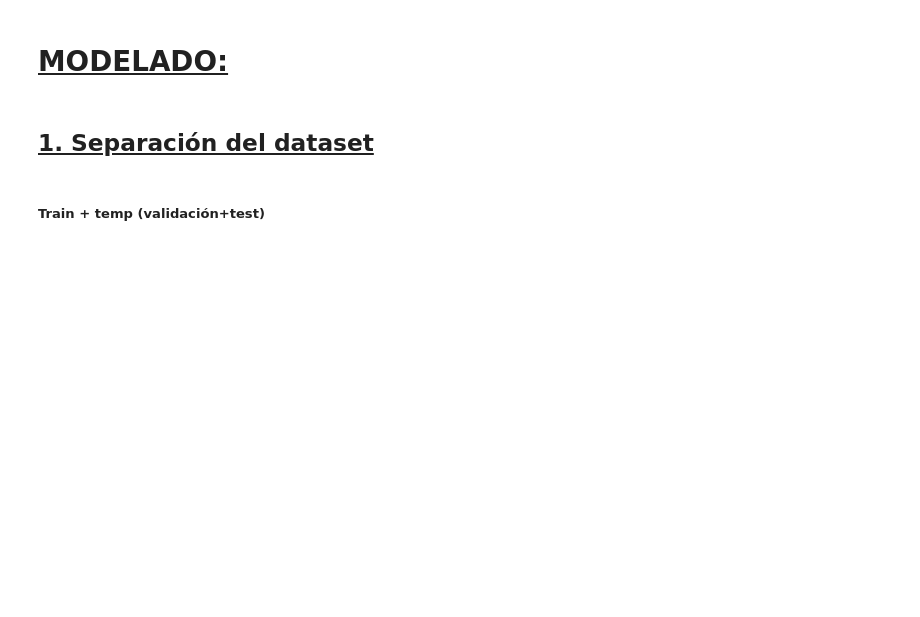
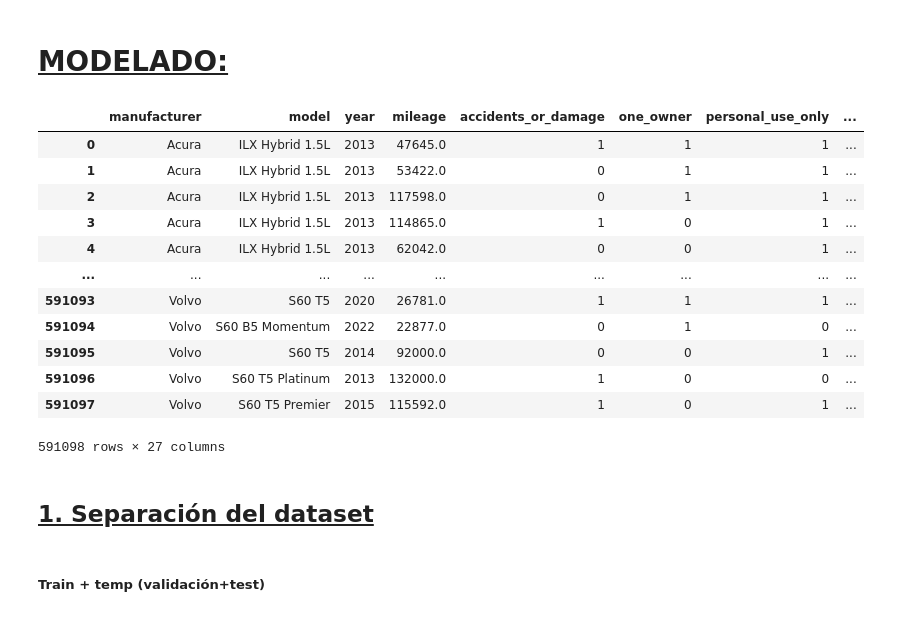
Before and after one commit to krodgall/Machine_Learning_project, a Jupyter notebook: notebooks/06_modelado.ipynb, the cells around one changed output. Saved outputs shown, nothing was run; the diff lists cells and outputs as text; code cells hidden in the pictures; blank space fills up the shorter version.

```diff
--- a/notebooks/06_modelado.ipynb
+++ b/notebooks/06_modelado.ipynb
@@ -15,6 +15,22 @@ from sklearn.linear_model import LinearRegression
 from sklearn.metrics import mean_absolute_error, mean_squared_error
 # %%
 df = pd.read_csv('../data/processed/model_cars.csv')
+# %%
+df
+# %% [output]
+|  | manufacturer | model | year | mileage | accidents_or_damage | one_owner | personal_use_only | ... |
+| 0 | Acura | ILX Hybrid 1.5L | 2013 | 47645.0 | 1 | 1 | 1 | ... |
+| 1 | Acura | ILX Hybrid 1.5L | 2013 | 53422.0 | 0 | 1 | 1 | ... |
+| 2 | Acura | ILX Hybrid 1.5L | 2013 | 117598.0 | 0 | 1 | 1 | ... |
+| 3 | Acura | ILX Hybrid 1.5L | 2013 | 114865.0 | 1 | 0 | 1 | ... |
+| 4 | Acura | ILX Hybrid 1.5L | 2013 | 62042.0 | 0 | 0 | 1 | ... |
+| ... | ... | ... | ... | ... | ... | ... | ... | ... |
+| 591093 | Volvo | S60 T5 | 2020 | 26781.0 | 1 | 1 | 1 | ... |
+| 591094 | Volvo | S60 B5 Momentum | 2022 | 22877.0 | 0 | 1 | 0 | ... |
+| 591095 | Volvo | S60 T5 | 2014 | 92000.0 | 0 | 0 | 1 | ... |
+| 591096 | Volvo | S60 T5 Platinum | 2013 | 132000.0 | 1 | 0 | 0 | ... |
+| 591097 | Volvo | S60 T5 Premier | 2015 | 115592.0 | 1 | 0 | 1 | ... |
+591098 rows × 27 columns
 # %% [markdown]
 ## <u>1. Separación del dataset</u>
 # %%
```
Also changed, not shown: parts of 34 cells of this notebook.
